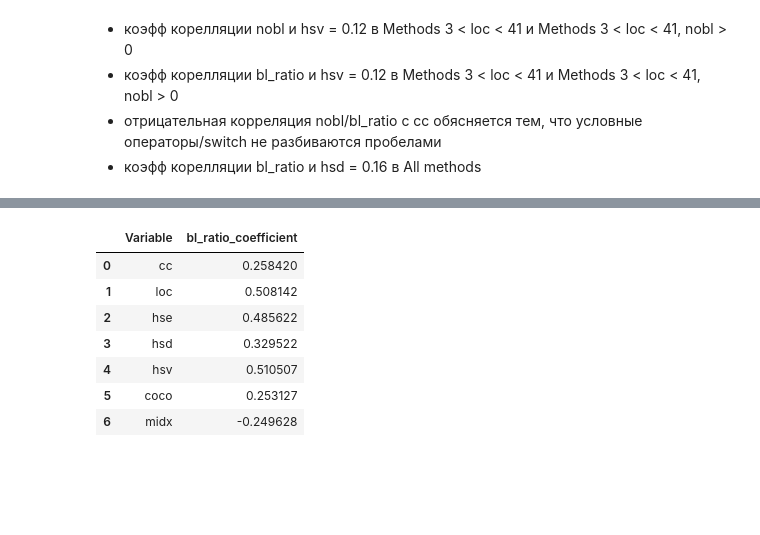
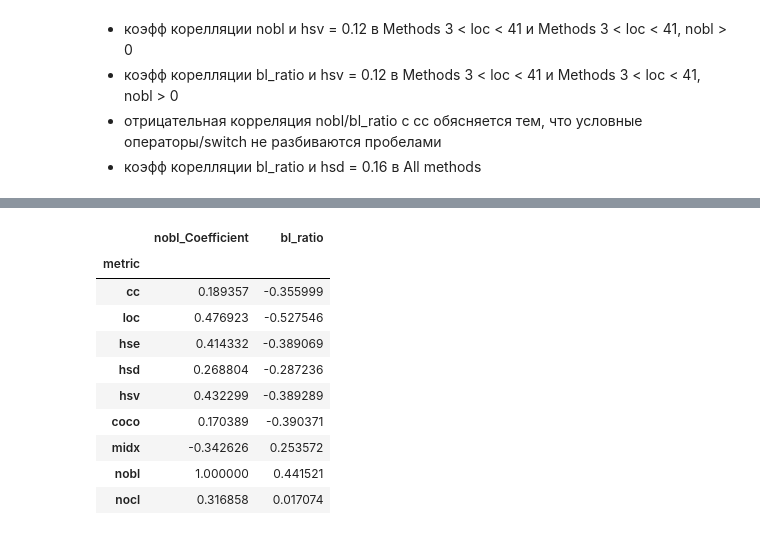
Before and after one commit to RuslanGaliullin/cam, a Jupyter notebook: analyze.ipynb, the cells around one changed output, grey strips where cells are left out. Drawn from its saved outputs; the diff is of its cells as text; code cells hidden in the pictures; blank space fills up the shorter version.

```diff
--- a/analyze.ipynb
+++ b/analyze.ipynb
@@ -83 +98,3 @@ memory usage: 55.5+ MB
+# %%
+result_df['loc'] = (result_df['loc'] - 2).clip(lower=0)
 # %% [markdown]
@@ -85,3 +102,3 @@ memory usage: 55.5+ MB
 # %%
-result_df.loc[:, "bl_ratio"] = merged_df["nobl"] / merged_df["loc"]
-result_df.loc[:, "cl_ratio"] = merged_df["nocl"] / merged_df["loc"]
+result_df.loc[:, "bl_ratio"] = result_df["nobl"] / result_df["loc"]
+result_df.loc[:, "cl_ratio"] = result_df["nocl"] / result_df["loc"]
@@ -100,6 +111,5 @@ result_df[(result_df['loc'] > 3) & (result_df['loc'] < 40)].head()
 # Extract the relevant columns
 selected_columns = ['cc', 'nobl', 'loc', 'hse', 'hsd', 'hsv', 'coco', 'midx', 'nocl', 'bl_ratio', 'cl_ratio']
 subset_df = result_df[selected_columns]
-subset_df_3_40 = subset_df[(subset_df['loc'] <= 40) & (subset_df['loc'] > 3)]
-subset_df_3_40_with_non_zero_bl = subset_df[(subset_df['loc'] <= 40) & (subset_df['loc'] > 3) & (subset_df['nobl'] > 0)]
-subset_df.shape, subset_df_3_40.shape, subset_df_3_40_with_non_zero_bl.shape
+subset_df_3_40 = subset_df[(subset_df['loc'] <= 42) & (subset_df['loc'] > 1)]
+subset_df_3_40_with_non_zero_bl = subset_df_3_40[(subset_df['nobl'] > 1)]
@@ -310,0 +1041,17 @@ correlation_df
+# %%
+correlation_results = []
+
+for column in ['cc', 'loc', 'hse', 'hsd', 'hsv', 'coco', 'midx', 'nobl', 'nocl']:
+    correlation_coefficient_nobl, _ = spearmanr(subset_df_3_40['nobl'], subset_df_3_40[column])
+    correlation_coefficient_bl_ratio, _ = spearmanr(subset_df_3_40['bl_ratio'], subset_df_3_40[column])
+
+    correlation_results.append({
+            'metric': column,
+            'nobl_Coefficient': correlation_coefficient_nobl,
+            'bl_ratio': correlation_coefficient_bl_ratio,
+        })
+
+
+correlation_df_3_40 = pd.DataFrame(correlation_results)
+correlation_df_3_40.set_index('metric', inplace=True)
+correlation_df_3_40
@@ -311,24 +1070,28 @@ correlation_df
 # %%
 correlation_results = []
 
-for column in ['cc', 'loc', 'hse', 'hsd', 'hsv', 'coco', 'midx']:
-    correlation_coefficient_nobl, _ = spearmanr(subset_df_3_40['bl_ratio'], subset_df_3_40[column])
-    correlation_coefficient_bl_ratio, _ = spearmanr(subset_df_3_40['nobl'], subset_df_3_40[column])
+for column in ['cc', 'loc', 'hse', 'hsd', 'hsv', 'coco', 'midx', 'nobl', 'nocl']:
+    correlation_coefficient_nobl, _ = spearmanr(subset_df_3_40_with_non_zero_bl['nobl'], subset_df_3_40_with_non_zero_bl[column])
+    correlation_coefficient_bl_ratio, _ = spearmanr(subset_df_3_40_with_non_zero_bl['bl_ratio'], subset_df_3_40_with_non_zero_bl[column])
 
     correlation_results.append({
-            'Variable': column,
-            'bl_ratio_coefficient': correlation_coefficient_bl_ratio,
+            'metric': column,
+            'nobl_Coefficient': correlation_coefficient_nobl,
+            'bl_ratio': correlation_coefficient_bl_ratio,
         })
 
-correlation_df = pd.DataFrame(correlation_results)
-
-correlation_df
+correlation_df_3_40_with_non_zero_bl = pd.DataFrame(correlation_results)
+correlation_df_3_40_with_non_zero_bl.set_index('metric', inplace=True)
+correlation_df_3_40_with_non_zero_bl
 # %% [output]
-|  | Variable | bl_ratio_coefficient |
-| 0 | cc | 0.258420 |
-| 1 | loc | 0.508142 |
-| 2 | hse | 0.485622 |
-| 3 | hsd | 0.329522 |
-| 4 | hsv | 0.510507 |
-| 5 | coco | 0.253127 |
-| 6 | midx | -0.249628 |
+|  | nobl_Coefficient | bl_ratio |
+| metric |  |  |
+| cc | 0.189357 | -0.355999 |
+| loc | 0.476923 | -0.527546 |
+| hse | 0.414332 | -0.389069 |
+| hsd | 0.268804 | -0.287236 |
+| hsv | 0.432299 | -0.389289 |
+| coco | 0.170389 | -0.390371 |
+| midx | -0.342626 | 0.253572 |
+| nobl | 1.000000 | 0.441521 |
+| nocl | 0.316858 | 0.017074 |
```
Also changed, not shown: parts of 82 cells of this notebook.
